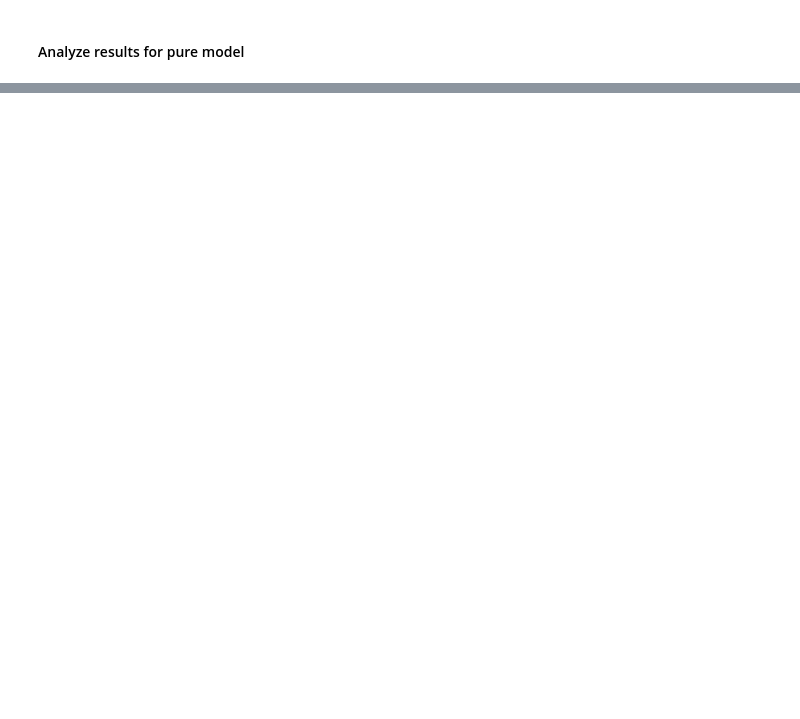
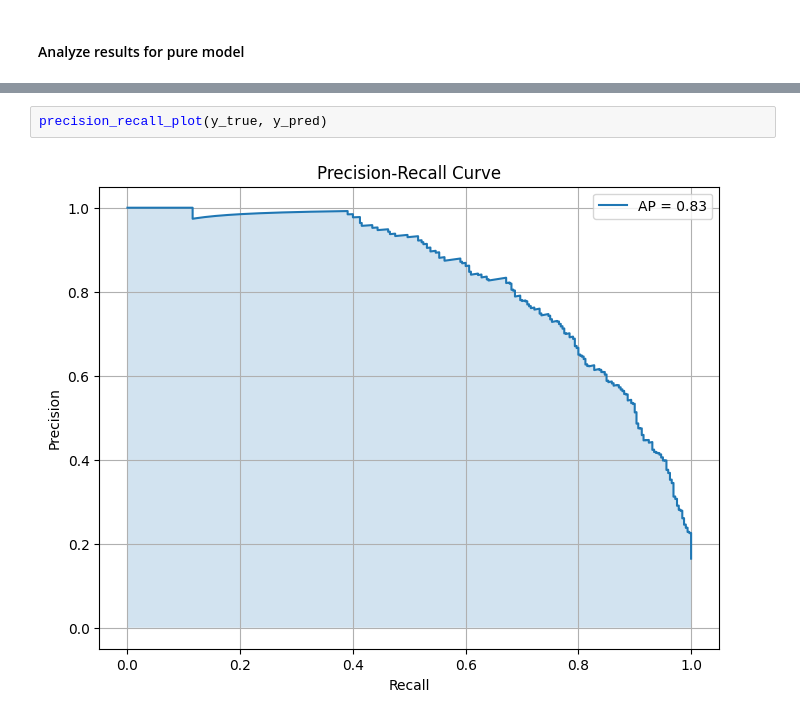
Before and after one commit to 4repaXXX/unn.masters-work, a Jupyter notebook: celeb/celeb-xception.ipynb, the cells around one changed output, grey strips where cells are left out. Cells and saved outputs as stored; diff of their text form; blank space fills up the shorter version.

```diff
--- a/celeb/celeb-xception.ipynb
+++ b/celeb/celeb-xception.ipynb
@@ -355,0 +290,4 @@ pure_finetuned_model.save(pure_finetune_model_dir)
+# %%
+precision_recall_plot(y_true, y_pred)
+# %% [output]
+[figure, added]
```
Also changed, not shown: parts of 23 cells of this notebook, 5 other files.
